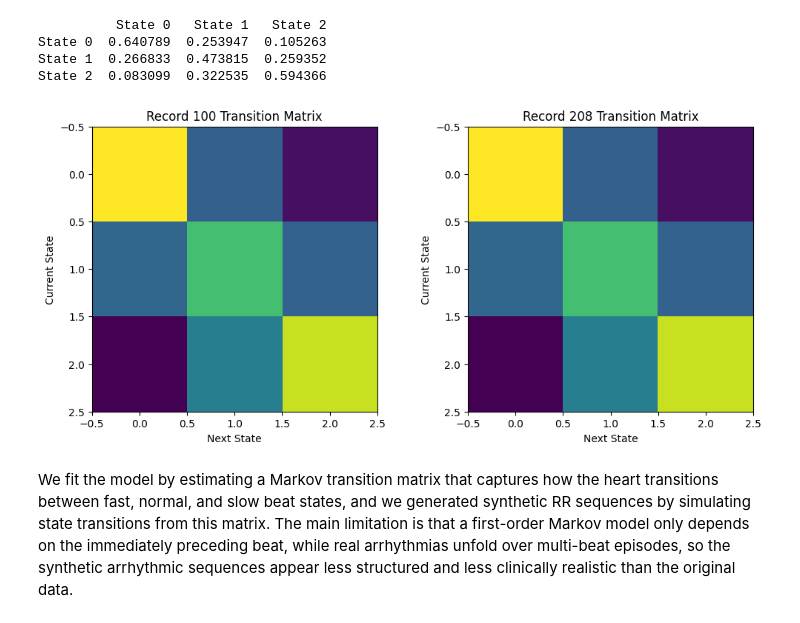
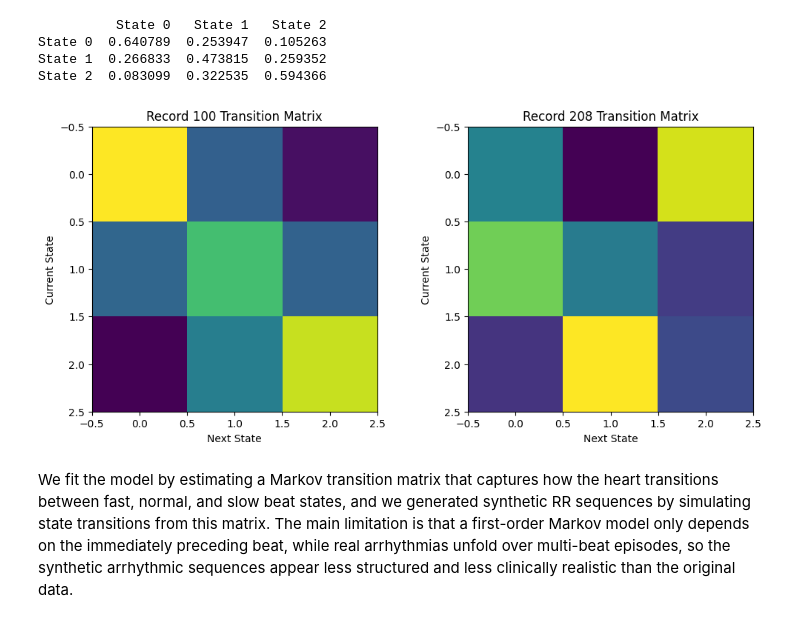
Before and after one commit to bellaelu/ds5030-project1, a Jupyter notebook: q3_4_markov_syntheticdata.ipynb, the cells around one changed output. Drawn from its saved outputs; the diff is of its cells as text; code cells hidden in the pictures.

```diff
--- a/q3_4_markov_syntheticdata.ipynb
+++ b/q3_4_markov_syntheticdata.ipynb
@@ -50,35 +50,38 @@ State 2  0.083099  0.322535  0.594366
 import numpy as np
 import pandas as pd
 import matplotlib.pyplot as plt
 
 def compute_transition_matrix(rr):
-    states = pd.qcut(RR_100, q=3, labels=[0,1,2])
+    states = pd.qcut(rr, q=3, labels=[0,1,2])
     states = states.astype(int)
+
     n_states = len(np.unique(states))
     transition = np.zeros((n_states, n_states))
+
     for i in range(len(states)-1):
         transition[states[i], states[i+1]] += 1
+
     transition = transition / transition.sum(axis=1, keepdims=True)
     return transition
 
 transition_100 = compute_transition_matrix(RR_100)
 transition_208 = compute_transition_matrix(RR_208)
 
 fig, axs = plt.subplots(1, 2, figsize=(12,5))
 
 axs[0].imshow(transition_100)
 axs[0].set_title("Record 100 Transition Matrix")
 axs[0].set_xlabel("Next State")
 axs[0].set_ylabel("Current State")
 
 axs[1].imshow(transition_208)
 axs[1].set_title("Record 208 Transition Matrix")
 axs[1].set_xlabel("Next State")
 axs[1].set_ylabel("Current State")
 
 plt.show()
 # %% [output]
-[figure, old version]
+[figure, new version]
 # %% [markdown]
 We fit the model by estimating a Markov transition matrix that captures how the heart transitions between fast, normal, and slow beat states, and we generated synthetic RR sequences by simulating state transitions from this matrix. The main limitation is that a first-order Markov model only depends on the immediately preceding beat, while real arrhythmias unfold over multi-beat episodes, so the synthetic arrhythmic sequences appear less structured and less clinically realistic than the original data.
 # %%
```
Also changed, not shown: parts of 1 cell of this notebook.
